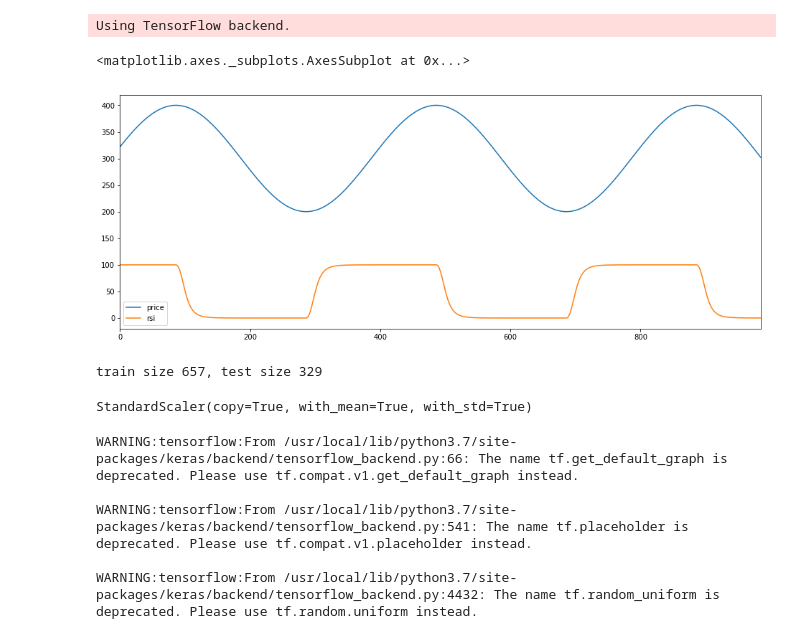
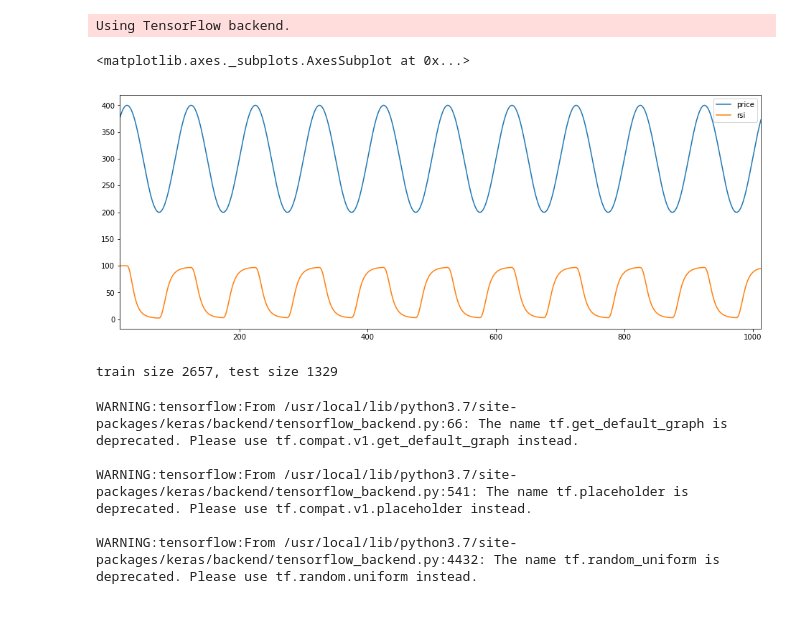
Before and after one commit to FutureSharks/ml-finance, a Jupyter notebook: examples/1-deep-q-learning-simulated/deep-q-learning-agent-simulated-prices.ipynb, the cells around one changed output. Drawn from its saved outputs; the diff is of its cells as text; code cells hidden in the pictures.

```diff
--- a/examples/1-deep-q-learning-simulated/deep-q-learning-agent-simulated-prices.ipynb
+++ b/examples/1-deep-q-learning-simulated/deep-q-learning-agent-simulated-prices.ipynb
@@ -20,9 +20,9 @@ from sklearn.preprocessing import StandardScaler
 Using TensorFlow backend.
 # %%
 # Generate data like a sine wave data
-Fs = 2000
+Fs = 500
 f = 5
-x = np.arange(1000)
+x = np.arange(4000)
 data = np.sin(2 * np.pi * f * x / Fs)
 # %%
 price_data = pd.DataFrame(data, columns=['price'])
@@ -34,17 +34,18 @@ environment_columns = ['rsi', 'price']
 
 # Drop NA columns and reset index
 price_data.dropna(inplace=True)
-price_data.reset_index(drop=False, inplace=True)
 # %%
-price_data[['price', 'rsi']].plot(figsize=(16,6))
+price_data[['price', 'rsi']].iloc[:1000].plot(figsize=(16,6))
 # %% [output]
 <matplotlib.axes._subplots.AxesSubplot at 0x...>
-[figure, old version]
+[figure, new version]
 # %%
 train_size = round(len(price_data)/3*2)
 train_data = price_data[:train_size].copy()
+train_data.reset_index(drop=False, inplace=True)
 test_data = price_data[train_size:].copy()
+test_data.reset_index(drop=False, inplace=True)
 print('train size {0}, test size {1}'.format(len(train_data), len(test_data)))
 # %% [output]
-train size 657, test size 329
+train size 2657, test size 1329
 # %%
@@ -52,25 +53,4 @@ episode=2000
 batch_size=2
-# %%
-low = []
-high = []
-
-# Add position range
-low.append(0)
-high.append(2)
-
-# Add account balance range
-low.append(0)
-high.append(10000) # need to calculate this better
-
-# Add range for environment columnns
-low.extend([0] * len(environment_columns))
-high.extend(train_data[environment_columns].max().tolist())
-
-# Create a fit the scaler
-scaler = StandardScaler()
-scaler.fit([low, high])
-# %% [output]
-StandardScaler(copy=True, with_mean=True, with_std=True)
 # %%
 env = SimpleTradingEnvironment(
     price_data=train_data,
```
Also changed, not shown: parts of 11 cells of this notebook, 6 other files.
